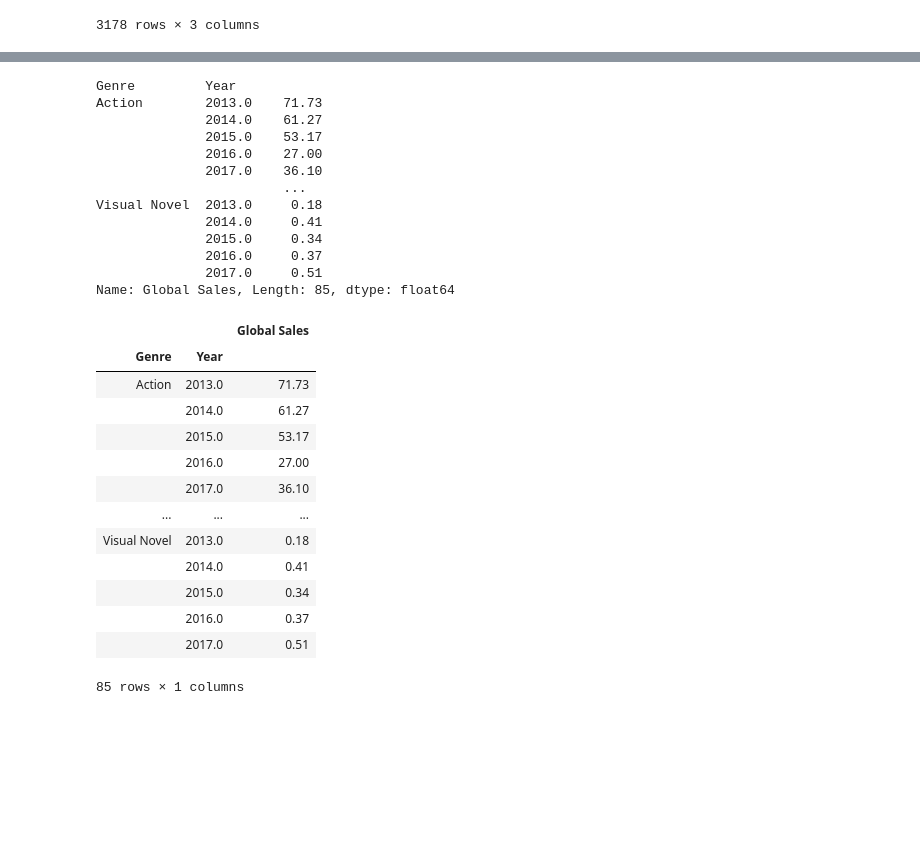
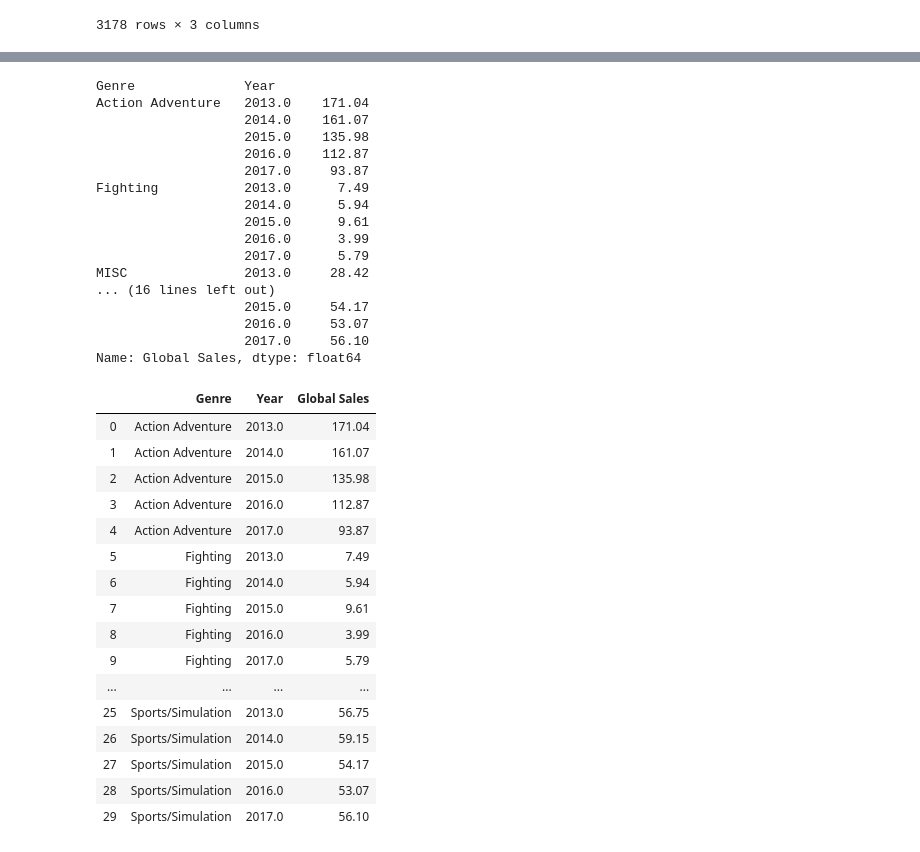
Before and after one commit to melaniefollett/project1, a Jupyter notebook: Third Question Graphs.ipynb, the cells around one changed output, grey strips where cells are left out. Saved outputs shown, nothing was run; the diff lists cells and outputs as text; code cells hidden in the pictures; blank space fills up the shorter version.

```diff
--- a/Third Question Graphs.ipynb
+++ b/Third Question Graphs.ipynb
@@ -9,7 +9,7 @@ from scipy import stats
 from pprint import pprint
 # %%
 #Import csv
-raw_game_data = pd.read_csv("vgsales-12-4-2019.csv")
+raw_game_data = pd.read_csv("vgsales-12-4-2019.csv", encoding="UTF-8")
 raw_game_data.head()
 # %% [output]
 |  | Rank | Name | basename | Genre | ESRB_Rating | Platform | Publisher | Developer | VGChartz_Score | ... |
@@ -83,3 +83,10 @@ game_df3
 | 21162 | Misc | 0.00 | 2014.0 |
 | 21190 | Action | 0.00 | 2016.0 |
 3178 rows × 3 columns
+# %%
+game_df3 = game_df3.replace({"Action": "Action Adventure", "Action-Adventure": "Action Adventure", "Adventure": "Action Adventure", "Shooter": "Action Adventure",
+    "Role-Playing": "MMO/Role-Playing", "MMO": "MMO/Role-Playing", "Visual Novel": "MMO/Role-Playing",
+    "Sports": "Sports/Simulation", "Simulation": "Sports/Simulation", "Racing": "Sports/Simulation",
+    "Puzzle": "Puzzle/Party", "Party": "Puzzle/Party", "Music": "Puzzle/Party", "Board Game": "Puzzle/Party", "Strategy": "Puzzle/Party",
+    "Education": "MISC", "Platform": "MISC", "Misc": "MISC"})
+game_df3
@@ -92,37 +113,44 @@ yearly_sales = game_year['Global Sales'].sum()
 
 yearly_sales
 # %% [output]
-Genre         Year
-Action        2013.0    71.73
-              2014.0    61.27
-              2015.0    53.17
-              2016.0    27.00
-              2017.0    36.10
-                        ...
-Visual Novel  2013.0     0.18
-              2014.0     0.41
-              2015.0     0.34
-              2016.0     0.37
-              2017.0     0.51
-Name: Global Sales, Length: 85, dtype: float64
+Genre              Year
+Action Adventure   2013.0    171.04
+                   2014.0    161.07
+                   2015.0    135.98
+                   2016.0    112.87
+                   2017.0     93.87
+Fighting           2013.0      7.49
+                   2014.0      5.94
+                   2015.0      9.61
+                   2016.0      3.99
+                   2017.0      5.79
+MISC               2013.0     28.42
+... (16 lines left out)
+                   2015.0     54.17
+                   2016.0     53.07
+                   2017.0     56.10
+Name: Global Sales, dtype: float64
 # %%
 genre_sales = pd.DataFrame({
     "Global Sales": yearly_sales
 })
-
+genre_sales = pd.DataFrame(genre_sales).reset_index(['Genre', 'Year'])
 genre_sales
 # %% [output]
-|  |  | Global Sales |
-| Genre | Year |  |
-| Action | 2013.0 | 71.73 |
-|  | 2014.0 | 61.27 |
-|  | 2015.0 | 53.17 |
-|  | 2016.0 | 27.00 |
-|  | 2017.0 | 36.10 |
-| ... | ... | ... |
-| Visual Novel | 2013.0 | 0.18 |
-|  | 2014.0 | 0.41 |
-|  | 2015.0 | 0.34 |
-|  | 2016.0 | 0.37 |
-|  | 2017.0 | 0.51 |
+|  | Genre | Year | Global Sales |
+| 0 | Action Adventure | 2013.0 | 171.04 |
+| 1 | Action Adventure | 2014.0 | 161.07 |
+| 2 | Action Adventure | 2015.0 | 135.98 |
+| 3 | Action Adventure | 2016.0 | 112.87 |
+| 4 | Action Adventure | 2017.0 | 93.87 |
+| 5 | Fighting | 2013.0 | 7.49 |
+| 6 | Fighting | 2014.0 | 5.94 |
+| 7 | Fighting | 2015.0 | 9.61 |
+| 8 | Fighting | 2016.0 | 3.99 |
+| 9 | Fighting | 2017.0 | 5.79 |
+| ... | ... | ... | ... |
+| 25 | Sports/Simulation | 2013.0 | 56.75 |
+| 26 | Sports/Simulation | 2014.0 | 59.15 |
+| 27 | Sports/Simulation | 2015.0 | 54.17 |
+| 28 | Sports/Simulation | 2016.0 | 53.07 |
+| 29 | Sports/Simulation | 2017.0 | 56.10 |
-85 rows × 1 columns
```
Also changed, not shown: parts of 5 cells of this notebook.
